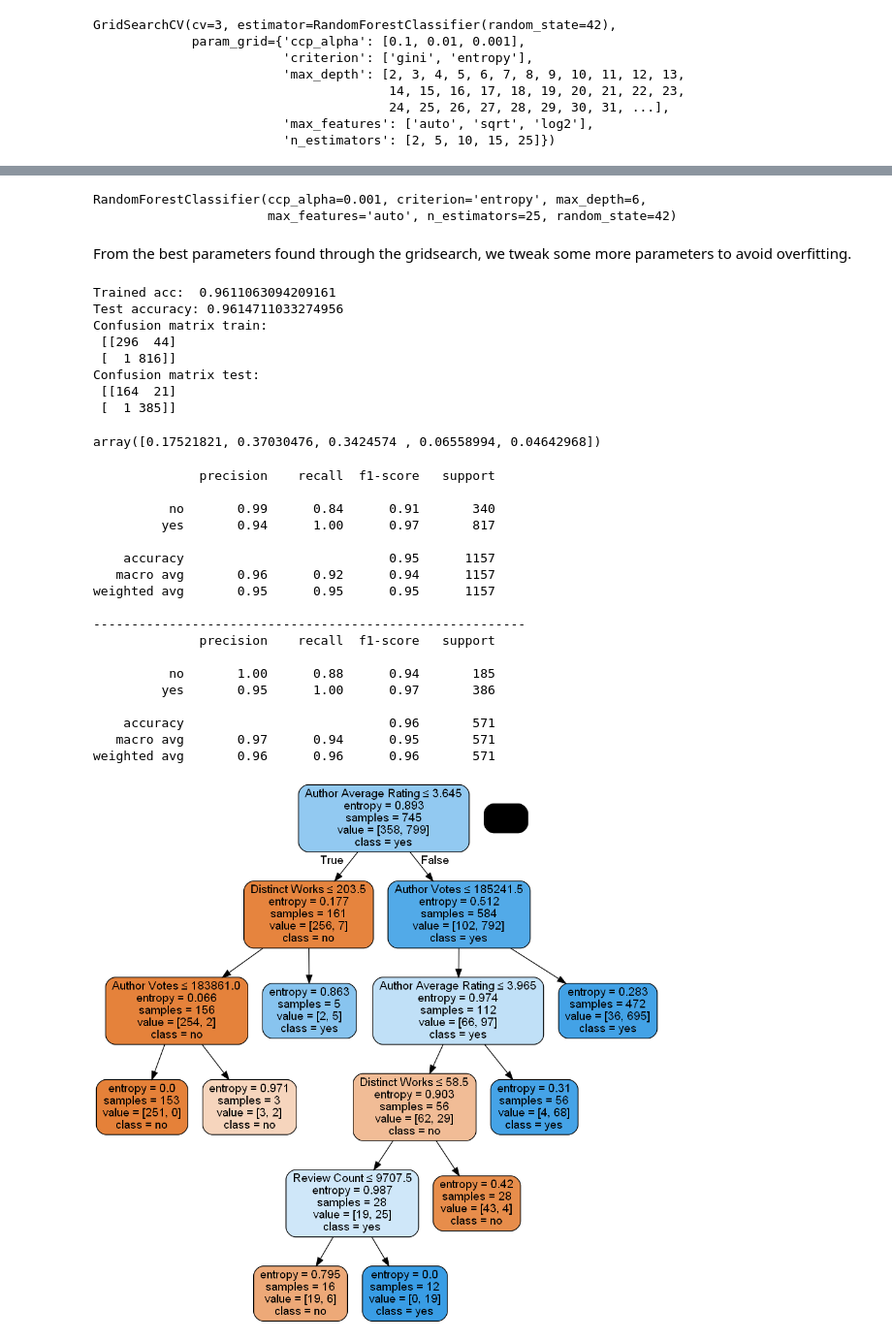
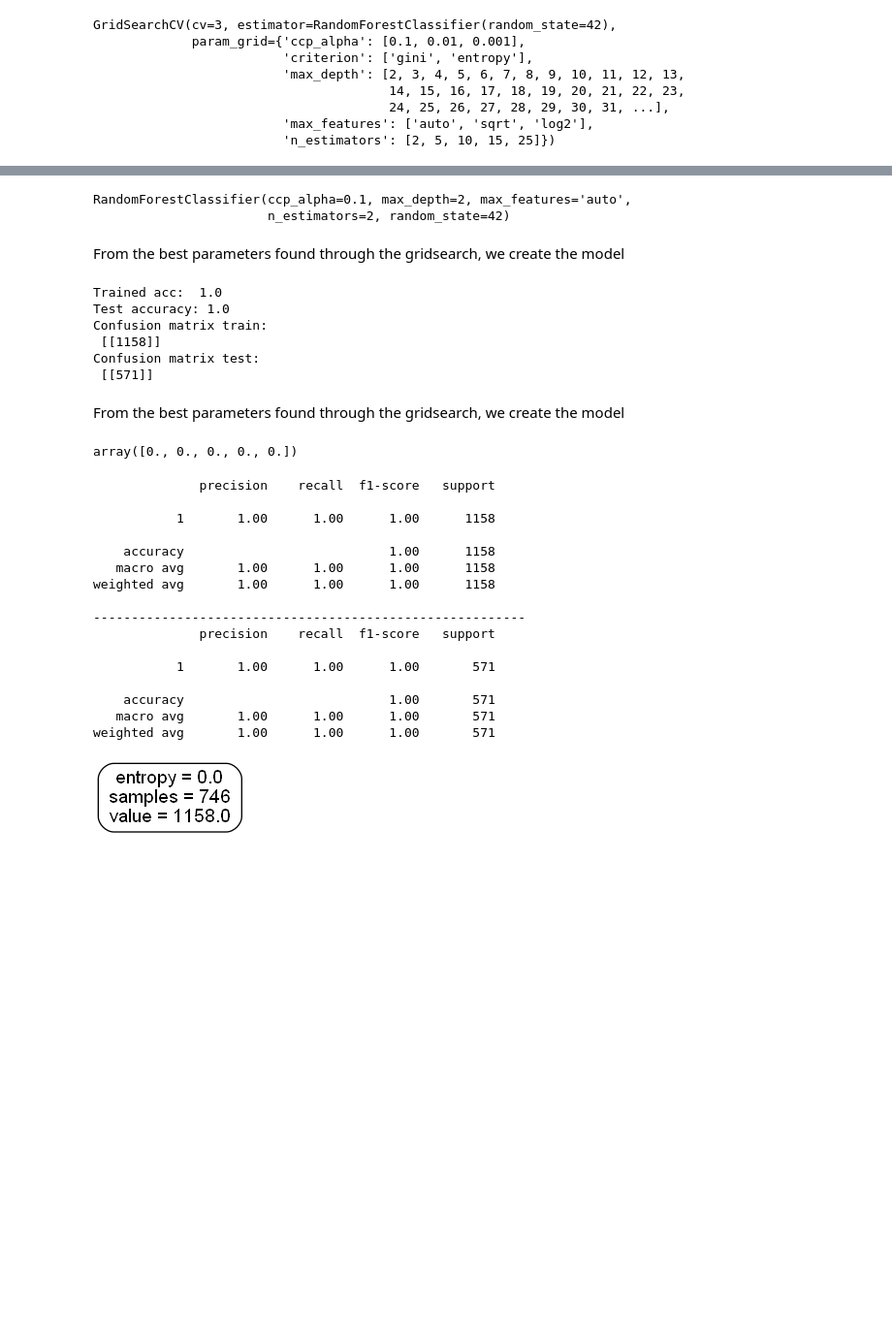
Before and after one commit to steph45607/DS-Final-Project, a Jupyter notebook: Supervised/randomForest.ipynb, the cells around one changed output, grey strips where cells are left out. Shown at 97% size. Saved outputs shown, nothing was run; the diff lists cells and outputs as text; code cells hidden in the pictures; blank space fills up the shorter version.

```diff
--- a/Supervised/randomForest.ipynb
+++ b/Supervised/randomForest.ipynb
@@ -36,14 +36,5 @@ Mean Raters : 316506.9895833333
-# %%
-#rating class column
-conditions  = [ df_combined.Rating >= 4, (df_combined.Rating < 4) & (df_combined.Rating> 2), (df_combined.Rating <= 2) ]
-choices     = [ "good", 'mediocre', 'bad' ]
-df_combined["rating_class"] = np.select(conditions, choices, default="bad")
-#rater class column
-conditions  = [ df_combined.Raters >= 25000, (df_combined.Raters < 25000) & (df_combined.Raters> 1000), (df_combined.Raters <= 1000) ]
-choices     = [ "large", 'medium', 'small' ]
-df_combined["raters_class"] = np.select(conditions, choices, default="small")
-
-df_combined['worth_reading']=np.where(((df_combined.rating_class == "mediocre") & (df_combined.raters_class == "large"))|((df_combined.rating_class == "good") & ((df_combined['raters_class'] == "large")|(df_combined["raters_class"] =="medium"))) ,'yes','no')
+# %%
+df_combined['worth_reading']= np.where(df_combined.worth_reading == "yes" ,1,0)
 # %%
 df_combined.head()
 # %% [output]
@@ -128,13 +119,13 @@ pd.DataFrame(grid_search.cv_results_)
 final_model = grid_search.best_estimator_
 final_model
 # %% [output]
-RandomForestClassifier(ccp_alpha=0.001, criterion='entropy', max_depth=6,
-                       max_features='auto', n_estimators=25, random_state=42)
+RandomForestClassifier(ccp_alpha=0.1, max_depth=2, max_features='auto',
+                       n_estimators=2, random_state=42)
 # %% [markdown]
-From the best parameters found through the gridsearch, we tweak some more parameters to avoid overfitting.
+From the best parameters found through the gridsearch, we create the model
 # %%
-forest_class = RandomForestClassifier(ccp_alpha=0.001, criterion='entropy', max_depth=6,
-                       max_features='auto', n_estimators=25, random_state=42)
+forest_class = RandomForestClassifier(ccp_alpha=0.1, criterion='entropy', max_depth=12,
+                       max_features='auto', n_estimators=2, random_state=42)
 forest_class.fit(X_train, y_train)
 predictions = forest_class.predict(X_test)
 predictions
@@ -146,14 +137,14 @@ print("Test accuracy:", accuracy_score(y_test, predictions))
 print("Confusion matrix train: ", "\n", confusion_matrix(y_train, forest_class.predict(X_train)))
 print("Confusion matrix test: ", "\n",confusion_matrix(y_test, predictions))
 # %% [output]
-Trained acc:  0.9611063094209161
-Test accuracy: 0.9614711033274956
+Trained acc:  1.0
+Test accuracy: 1.0
 Confusion matrix train:
- [[296  44]
- [  1 816]]
+ [[1158]]
 Confusion matrix test:
- [[164  21]
- [  1 385]]
+ [[571]]
+# %% [markdown]
+From the best parameters found through the gridsearch, we create the model
 # %%
 # forest_class = RandomForestClassifier(ccp_alpha = 0.001, criterion= "entropy",max_depth=5, max_features = "auto",n_estimators=50, random_state=42)
 # forest_class.fit(X_train, y_train)
@@ -169,7 +160,7 @@ Confusion matrix test:
 # %%
 forest_class.feature_importances_
 # %% [output]
-array([0.17521821, 0.37030476, 0.3424574 , 0.06558994, 0.04642968])
+array([0., 0., 0., 0., 0.])
 # %%
 from sklearn.metrics import classification_report
 print(classification_report(y_train, forest_class.predict(X_train)))
@@ -178,33 +169,31 @@ print(classification_report(y_test, predictions))
 # %% [output]
               precision    recall  f1-score   support
 
-          no       0.99      0.84      0.91       340
-         yes       0.94      1.00      0.97       817
+           1       1.00      1.00      1.00      1158
 
-    accuracy                           0.95      1157
-   macro avg       0.96      0.92      0.94      1157
-weighted avg       0.95      0.95      0.95      1157
+    accuracy                           1.00      1158
+   macro avg       1.00      1.00      1.00      1158
+weighted avg       1.00      1.00      1.00      1158
 
 ---------------------------------------------------------
               precision    recall  f1-score   support
 
-          no       1.00      0.88      0.94       185
-         yes       0.95      1.00      0.97       386
+           1       1.00      1.00      1.00       571
 
-    accuracy                           0.96       571
-   macro avg       0.97      0.94      0.95       571
-weighted avg       0.96      0.96      0.96       571
+    accuracy                           1.00       571
+   macro avg       1.00      1.00      1.00       571
+weighted avg       1.00      1.00      1.00       571
 # %%
 estimator = forest_class.estimators_[5]
 
 dot_data = StringIO()
 export_graphviz(estimator, out_file=dot_data,
                      feature_names=X.columns,
                      class_names=["no", "yes"],
                      filled=True, rounded=True,
                      special_characters=True)
 graph = pydotplus.graph_from_dot_data(dot_data.getvalue())
-graph.write_png('combined_rf.png')
+graph.write_png('new_rf.png')
 Image(graph.create_png())
 # %% [output]
-[figure, old version]
+[figure, new version]
```
Also changed, not shown: parts of 8 cells of this notebook, 30 other files.
